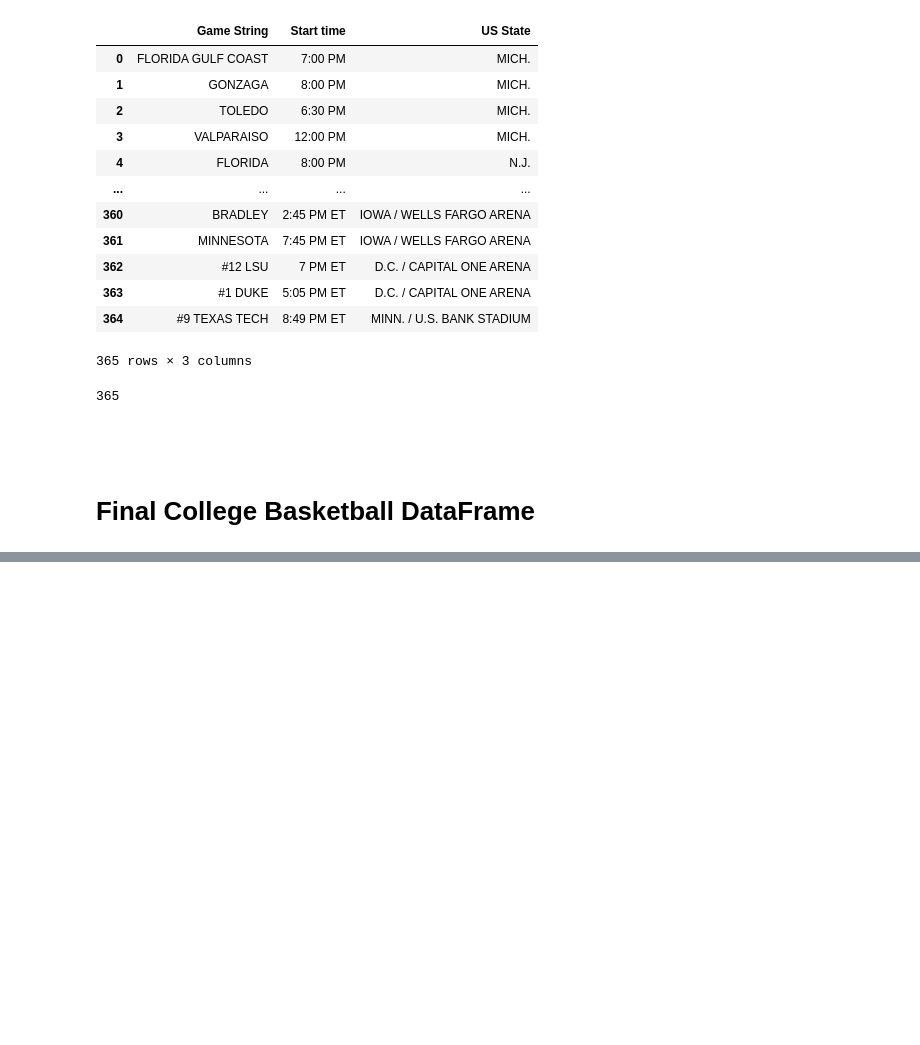
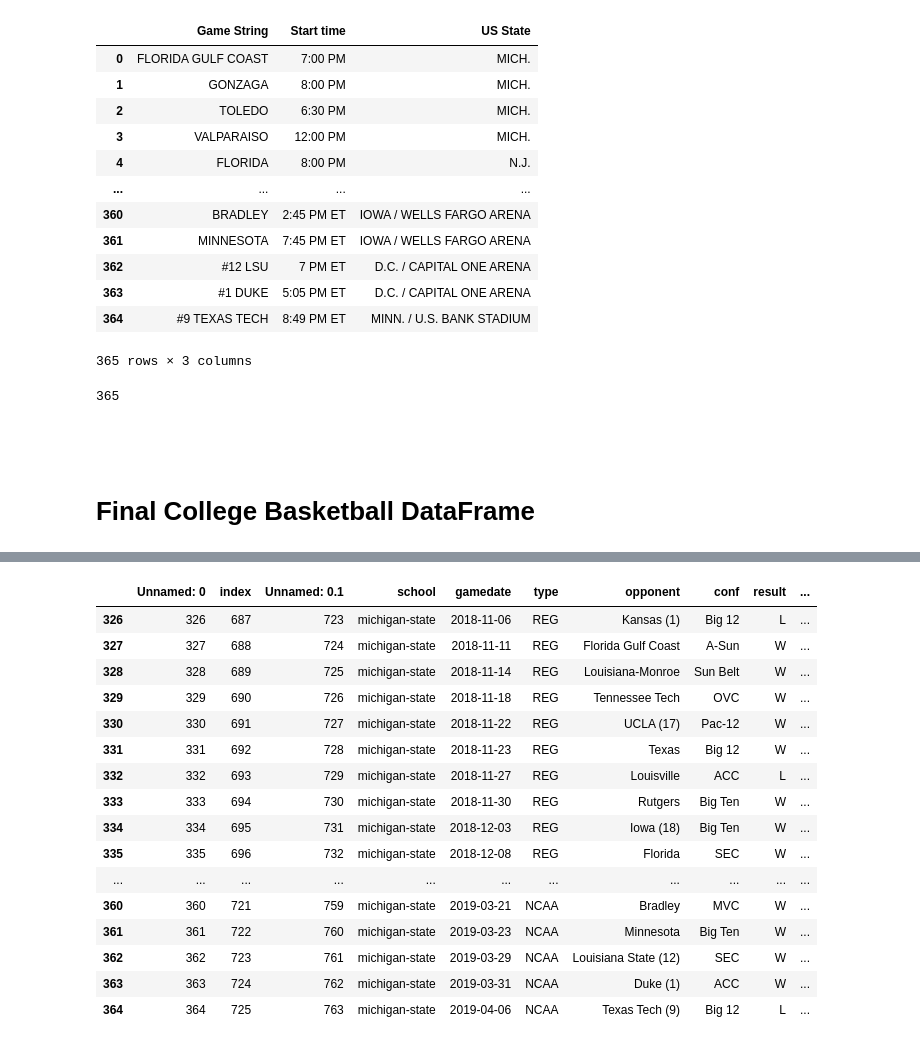
Before and after one commit to djboudia/milestone, a Jupyter notebook: 03_notebooks/basketball_times.ipynb, the cells around one changed output, grey strips where cells are left out. Saved outputs shown, nothing was run; the diff lists cells and outputs as text; code cells hidden in the pictures; blank space fills up the shorter version.

```diff
--- a/03_notebooks/basketball_times.ipynb
+++ b/03_notebooks/basketball_times.ipynb
@@ -521,2 +518,0 @@ df_msu['Start time'] = df_msu['Start time'].replace('Noon', '12:00 PM')
-# %%
-df_msu['Start time'][325:326] = pd.to_datetime(df_msu['Start time'][325:326])
@@ -531,0 +519,7 @@ df_msu['Start time'][326]
+# %%
+df_msu['Start time'][326:365] = df_msu['Start time'][326:365].replace({'\.': '',
+                                      ' ET': '',
+                                      'NOON': '12:00 PM',
+                                      '(?<!\d:\d\d)(?= PM)': ':00'}, regex=True)
+df_msu['Start time'][326:365] = df_msu['Start time'][326:365].replace({'7 PM': '7:00 PM', '6 PM': '6:00 PM'})
+df_msu['Start time'][326:365] = df_msu['Start time'][326:365].replace('(?=\/)\/.+', '', regex=True)
@@ -531,0 +539,2 @@ df_msu['Start time'][326]
+# %%
+df_msu['start_dt'] = df_msu['gamedate'] + ' ' + df_msu['Start time']
@@ -532,3 +556,23 @@ df_msu['Start time'][326]
+# %%
+df_msu['start_dt'] = pd.to_datetime(df_msu['start_dt'])
 # %%
-df_msu['Start time'][326] = pd.to_datetime(df_msu['Start time'][326])
+df_msu[(df_msu['gamedate'] >= ('2018-10-01'))
+       & (df_msu['gamedate'] <= ('2019-05-01'))]
 # %% [output]
+|  | Unnamed: 0 | index | Unnamed: 0.1 | school | gamedate | type | opponent | conf | result | ... |
+| 326 | 326 | 687 | 723 | michigan-state | 2018-11-06 | REG | Kansas (1) | Big 12 | L | ... |
+| 327 | 327 | 688 | 724 | michigan-state | 2018-11-11 | REG | Florida Gulf Coast | A-Sun | W | ... |
+| 328 | 328 | 689 | 725 | michigan-state | 2018-11-14 | REG | Louisiana-Monroe | Sun Belt | W | ... |
+| 329 | 329 | 690 | 726 | michigan-state | 2018-11-18 | REG | Tennessee Tech | OVC | W | ... |
+| 330 | 330 | 691 | 727 | michigan-state | 2018-11-22 | REG | UCLA (17) | Pac-12 | W | ... |
+| 331 | 331 | 692 | 728 | michigan-state | 2018-11-23 | REG | Texas | Big 12 | W | ... |
+| 332 | 332 | 693 | 729 | michigan-state | 2018-11-27 | REG | Louisville | ACC | L | ... |
+| 333 | 333 | 694 | 730 | michigan-state | 2018-11-30 | REG | Rutgers | Big Ten | W | ... |
+| 334 | 334 | 695 | 731 | michigan-state | 2018-12-03 | REG | Iowa (18) | Big Ten | W | ... |
+| 335 | 335 | 696 | 732 | michigan-state | 2018-12-08 | REG | Florida | SEC | W | ... |
+| ... | ... | ... | ... | ... | ... | ... | ... | ... | ... | ... |
+| 360 | 360 | 721 | 759 | michigan-state | 2019-03-21 | NCAA | Bradley | MVC | W | ... |
+| 361 | 361 | 722 | 760 | michigan-state | 2019-03-23 | NCAA | Minnesota | Big Ten | W | ... |
+| 362 | 362 | 723 | 761 | michigan-state | 2019-03-29 | NCAA | Louisiana State (12) | SEC | W | ... |
+| 363 | 363 | 724 | 762 | michigan-state | 2019-03-31 | NCAA | Duke (1) | ACC | W | ... |
+| 364 | 364 | 725 | 763 | michigan-state | 2019-04-06 | NCAA | Texas Tech (9) | Big 12 | L | ... |
```
Also changed, not shown: parts of 22 cells of this notebook.
